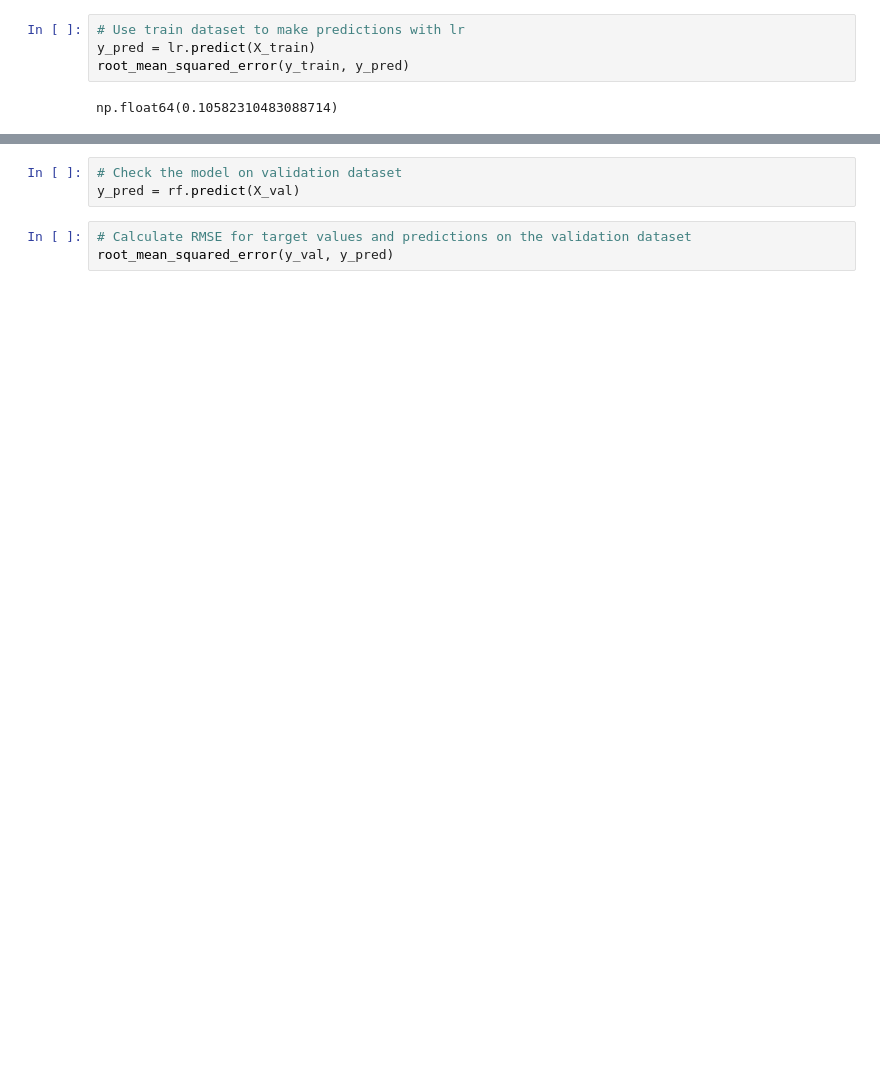
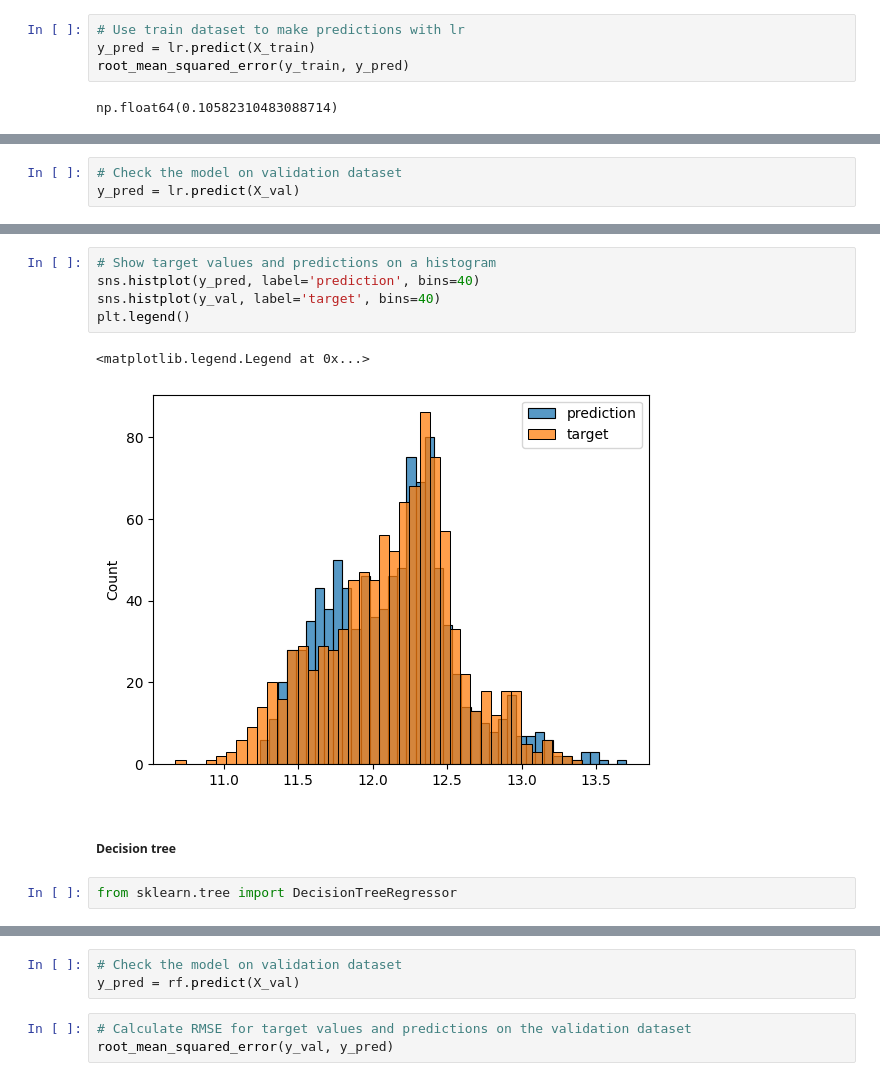
Before and after one commit to sgkertsos/predict-house-price, a Jupyter notebook: notebook.ipynb, the cells around one changed output, grey strips where cells are left out. Drawn from its saved outputs; the diff is of its cells as text; blank space fills up the shorter version.

```diff
--- a/notebook.ipynb
+++ b/notebook.ipynb
@@ -173,0 +177,3 @@ np.float64(0.10582310483088714)
+# %%
+# Check the model on validation dataset
+y_pred = lr.predict(X_val)
@@ -173,0 +185,12 @@ np.float64(0.10582310483088714)
+# %%
+# Show target values and predictions on a histogram
+sns.histplot(y_pred, label='prediction', bins=40)
+sns.histplot(y_val, label='target', bins=40)
+plt.legend()
+# %% [output]
+<matplotlib.legend.Legend at 0x...>
+[figure, added]
+# %% [markdown]
+##### Decision tree
+# %%
+from sklearn.tree import DecisionTreeRegressor
```
Also changed, not shown: parts of 35 cells of this notebook.
